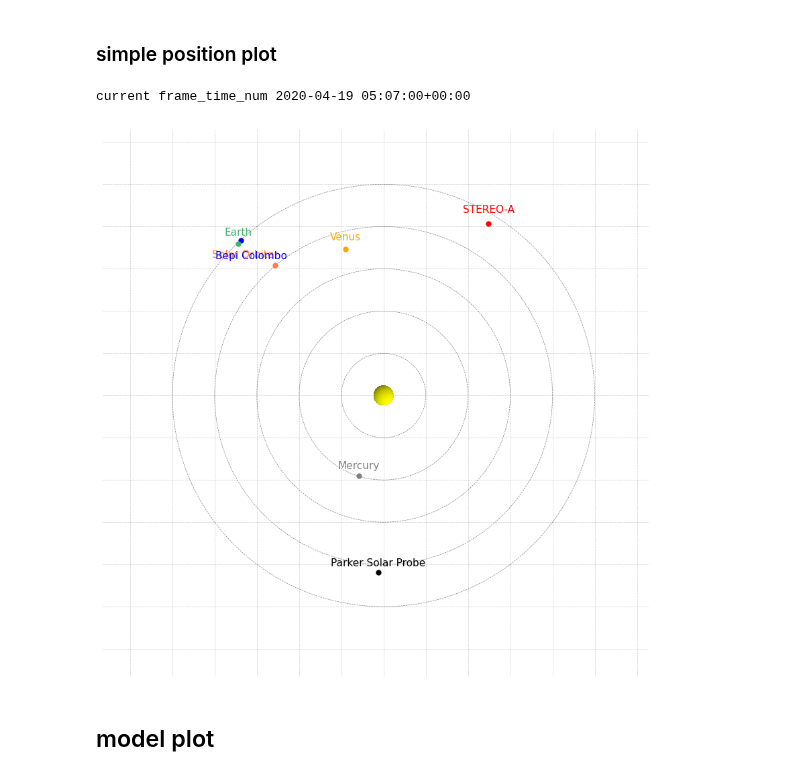
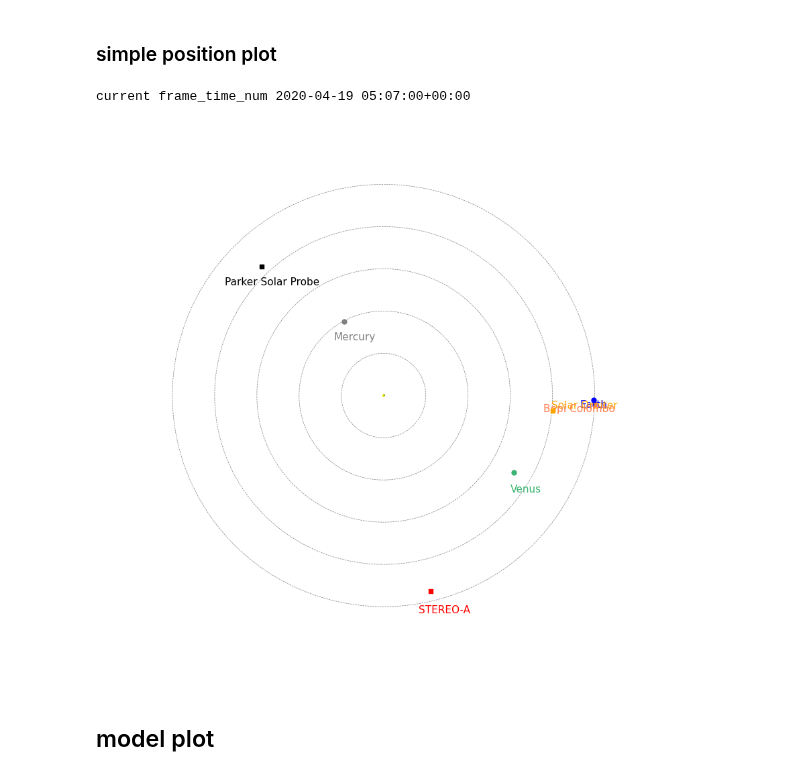
Before and after one commit to cmoestl/solar_orbiter, a Jupyter notebook: event_visuals_hci.ipynb, the cells around one changed output. Cells and saved outputs as stored; diff of their text form; code cells hidden in the pictures.

```diff
--- a/event_visuals_hci.ipynb
+++ b/event_visuals_hci.ipynb
@@ -255,7 +305,7 @@ def measure(obj, sat, t0, t1, frame="HEEQ", bframe="HEEQ", satparams=None):
 
 
 #define sun here so it does not need to be recalculated every time
-scale=695510/149597870.700*10 #Rs in km, AU in km
+scale=695510/149597870.700*1 #Rs in km, AU in km
 # sphere with radius Rs in AU
 u, v = np.mgrid[0:2*np.pi:40j, 0:np.pi:30j]
 x = np.cos(u)*np.sin(v)*scale
@@ -278,9 +328,9 @@ def plot_configure(ax, **kwargs):
 
 
     #solar equatorial plane
-    for p in np.arange(-2,2,0.2):
-        ax.plot([-2,2],[p,p],[0,0],lw=0.5,color='black', alpha=0.2,linestyle='--',zorder=0 )
-        ax.plot([p,p],[-2,2],[0,0],lw=0.5,color='black', alpha=0.2,linestyle='--',zorder=0 )
+    #for p in np.arange(-2,2,0.2):
+    #    ax.plot([-2,2],[p,p],[0,0],lw=0.5,color='black', alpha=0.2,linestyle='--',zorder=0 )
+    #    ax.plot([p,p],[-2,2],[0,0],lw=0.5,color='black', alpha=0.2,linestyle='--',zorder=0 )
 
     #draw sun
     ls = LightSource(azdeg=140, altdeg=40)
@@ -297,7 +347,6 @@ def plot_3dcore(ax, obj, t_snap, **kwargs):
     model_obj.propagate(t_snap)
     wf_model = model_obj.visualize_wireframe(index=0)
     ax.plot_wireframe(*wf_model.T, **kwargs,zorder=3)
-
 
 
 
@@ -355,30 +404,29 @@ t2, btot2, bxyz2 = measure(model_obj, "Earth", t_launch, TP_B  + datetime.timede
 # %% [markdown]
 ### simple position plot
 # %%
-sns.set_style('whitegrid')
 
 
+sns.set_style('whitegrid')
 fig = plt.figure(1,figsize=(19.2, 10.8),dpi=100)
 
 #define subplot grid
 ax1 = plt.subplot2grid((1, 1), (0, 0),projection='3d')
 
-
 ######### tilted view
-plot_configure(ax1, view_azim=270, view_elev=90, view_radius=.8)
+plot_configure(ax1, view_azim=40, view_elev=90, view_radius=.8)
 
 #impact time of CME at solar orbiter 2020-04-19 05:07 UT
 ti = datetime.datetime(2020, 4, 19, 5,7,0)
 
 #plot_3dcore(ax1, model_obj, TP_B, color=C_B)
 #plot_3dcore_field(ax1, model_obj, color=C_A, steps=400, step_size=0.0005, lw=1.0, ls="-")
-plot_traj(ax1, "Earth", ti, frame="HCI", color='mediumseagreen')
-plot_traj(ax1, "Venus", ti, frame="HCI", color='orange')
-plot_traj(ax1, "Mercury", ti, frame="HCI", color='grey')
-plot_traj(ax1, "SOLO", ti, frame="HCI", color='coral')
-plot_traj(ax1, "PSP", ti, frame="HCI", color='black')
-plot_traj(ax1, "STA", ti, frame="HCI", color='red')
-plot_traj(ax1, "BEPI", ti, frame="HCI", color='blue')
+plot_traj(ax1, "Earth", ti, frame="HCI", color=earth_color)
+plot_traj(ax1, "Venus", ti, frame="HCI", color=venus_color)
+plot_traj(ax1, "Mercury", ti, frame="HCI", color=mercury_color)
+plot_traj(ax1, "SOLO", ti, frame="HCI", color=solo_color,marker='s')
+plot_traj(ax1, "PSP", ti, frame="HCI", color=psp_color,marker='s')
+plot_traj(ax1, "STA", ti, frame="HCI", color=sta_color,marker='s')
+plot_traj(ax1, "BEPI", ti, frame="HCI", color=bepi_color,marker='s')
 
 
 frame_time_num=mdates.date2num(ti)
@@ -404,44 +452,43 @@ earth_timeind=np.argmin(abs(dct))
 
 fsize=15
 
 
-#spacecraft labels
+#planet and spacecraft labels
 
-ax1.text(psp.x[psp_timeind],psp.y[psp_timeind]+0.07,psp.z[psp_timeind],'Parker Solar Probe', color='black', ha='center',fontsize=fsize-4,verticalalignment='top')
-ax1.text(solo.x[solo_timeind]-0.15,solo.y[solo_timeind]+0.07,solo.z[solo_timeind],'Solar Orbiter', color='coral', ha='center',fontsize=fsize-4,verticalalignment='top')
-ax1.text(bepi.x[bepi_timeind]+0.05,bepi.y[bepi_timeind]-0.05,bepi.z[bepi_timeind],'Bepi Colombo', color='blue', ha='center',fontsize=fsize-4,verticalalignment='top')
-ax1.text(sta.x[sta_timeind],sta.y[sta_timeind]+0.09,sta.z[sta_timeind],'STEREO-A', color='red', ha='center',fontsize=fsize-4,verticalalignment='top')
-ax1.text(earth.x[earth_timeind],earth.y[earth_timeind]+0.08,earth.z[earth_timeind],'Earth', color='mediumseagreen', ha='center',fontsize=fsize-4,verticalalignment='top')
-ax1.text(venus.x[earth_timeind],venus.y[earth_timeind]+0.08,venus.z[earth_timeind],'Venus', color='orange', ha='center',fontsize=fsize-4,verticalalignment='top')
-ax1.text(mercury.x[earth_timeind],mercury.y[earth_timeind]+0.07,mercury.z[earth_timeind],'Mercury', color='grey', ha='center',fontsize=fsize-4,verticalalignment='top')
+ax1.text(earth.x[earth_timeind],earth.y[earth_timeind],earth.z[earth_timeind],'Earth', color=earth_color, ha='center',fontsize=fsize-4,verticalalignment='top')
+ax1.text(venus.x[earth_timeind],venus.y[earth_timeind]+0.08,venus.z[earth_timeind],'Venus', color=venus_color, ha='center',fontsize=fsize-4,verticalalignment='top')
+ax1.text(mercury.x[earth_timeind],mercury.y[earth_timeind]+0.07,mercury.z[earth_timeind],'Mercury', color=mercury_color, ha='center',fontsize=fsize-4,verticalalignment='top')
+
+ax1.text(psp.x[psp_timeind],psp.y[psp_timeind]+0.07,psp.z[psp_timeind],'Parker Solar Probe', color=psp_color, ha='center',fontsize=fsize-4,verticalalignment='top')
+ax1.text(solo.x[solo_timeind]-0.15,solo.y[solo_timeind]+0.07,solo.z[solo_timeind],'Solar Orbiter', color=solo_color, ha='center',fontsize=fsize-4,verticalalignment='top')
+ax1.text(bepi.x[bepi_timeind]+0.05,bepi.y[bepi_timeind]-0.05,bepi.z[bepi_timeind],'Bepi Colombo', color=bepi_color, ha='center',fontsize=fsize-4,verticalalignment='top')
+ax1.text(sta.x[sta_timeind],sta.y[sta_timeind]+0.09,sta.z[sta_timeind],'STEREO-A', color=sta_color, ha='center',fontsize=fsize-4,verticalalignment='top')
 
 #1 AU circle
 p=np.arange(0,2*np.pi,0.01)
 r1=1.0
 ax1.plot(r1*np.sin(p),r1*np.cos(p),0,lw=0.5,color='black', alpha=0.5,linestyle='--',zorder=0 )
 r1=0.8
 ax1.plot(r1*np.sin(p),r1*np.cos(p),0,lw=0.5,color='black', alpha=0.5,linestyle='--',zorder=0 )
 
 r1=0.6
 ax1.plot(r1*np.sin(p),r1*np.cos(p),0,lw=0.5,color='black', alpha=0.5,linestyle='--',zorder=0 )
 
 r1=0.4
 ax1.plot(r1*np.sin(p),r1*np.cos(p),0,lw=0.5,color='black', alpha=0.5,linestyle='--',zorder=0 )
 
 r1=0.2
 ax1.plot(r1*np.sin(p),r1*np.cos(p),0,lw=0.5,color='black', alpha=0.5,linestyle='--',zorder=0 )
 
 
 a_circle = plt.Circle((0, 0), .5,fill=False,zorder=3,linestyle='-')
 ax1.add_artist(a_circle)
-
-
 plt.savefig('results/plots/positions_solo_apr2020_event_hci.png', dpi=100,bbox_inches='tight')
 
 #plt.savefig('results/plots/positions_solo_apr2020_event_tilt.png', dpi=100,bbox_inches='tight')
 # %% [output]
 current frame_time_num 2020-04-19 05:07:00+00:00
-[figure, old version]
+[figure, new version]
 # %% [markdown]
 ## model plot
 # %%
```
Also changed, not shown: parts of 5 cells of this notebook.
